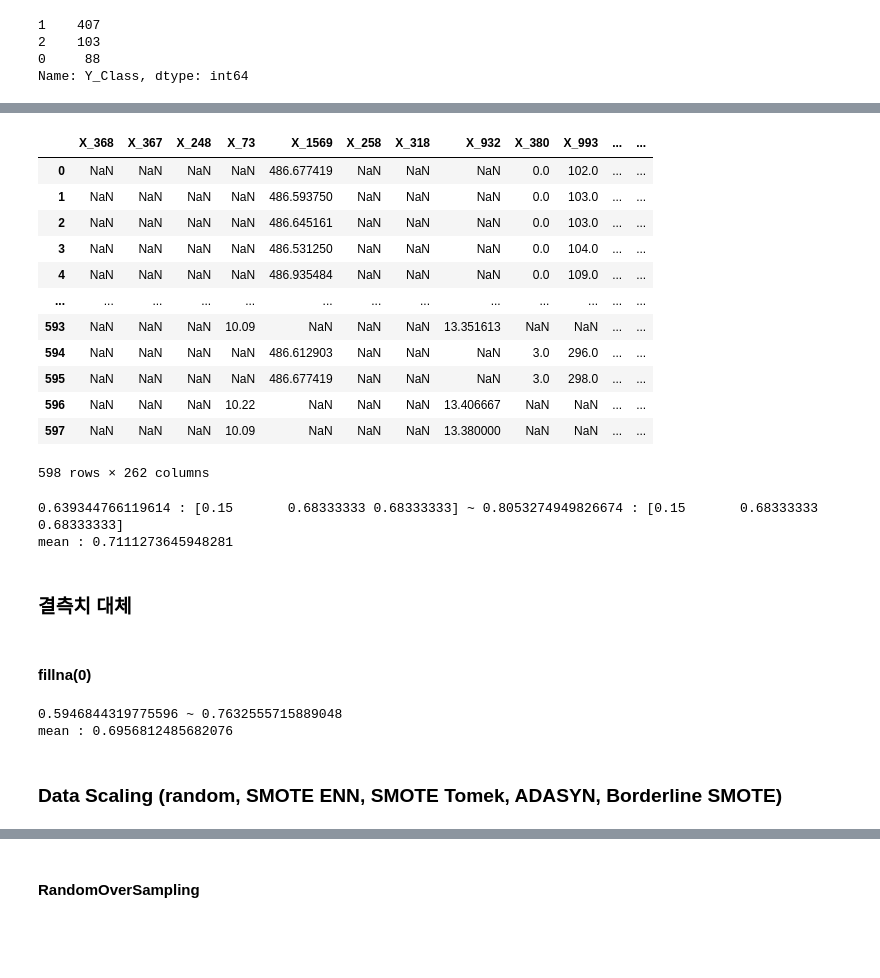
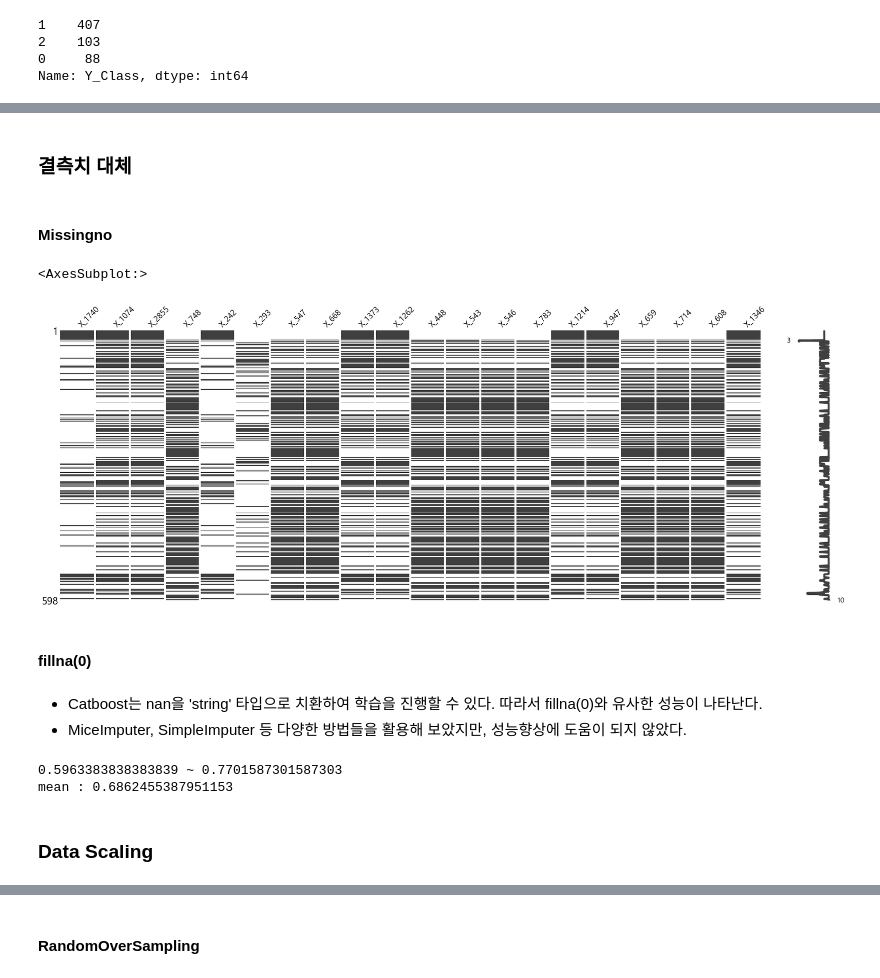
Before and after one commit to Sungjeonghyun/LG_Aimers_2nd, a Jupyter notebook: 정현/이거이거이거이거.ipynb, the cells around one changed output, grey strips where cells are left out. Saved outputs shown, nothing was run; the diff lists cells and outputs as text; code cells hidden in the pictures; blank space fills up the shorter version.

```diff
--- a/정현/이거이거이거이거.ipynb
+++ b/정현/이거이거이거이거.ipynb
@@ -287,49 +202,23 @@ eli5.show_weights(perm, feature_names = x_val.columns.tolist())
-# %%
-perm_list = np.array(perm_list)
-perm_mean = np.array([np.mean(perm_list[:, i]) for i in range(len(perm_list[0]))])
-tmp = pd.Series(perm_mean[(perm_mean > 0)], index=train_x.columns[(perm_mean > 0)]).sort_values(ascending=False)[:]
-train_x = train_x[tmp.index]
-test = test[train_x.columns]
-train_x
-# %% [output]
-|  | X_368 | X_367 | X_248 | X_73 | X_1569 | X_258 | X_318 | X_932 | X_380 | X_993 | ... | ... |
-| 0 | NaN | NaN | NaN | NaN | 486.677419 | NaN | NaN | NaN | 0.0 | 102.0 | ... | ... |
-| 1 | NaN | NaN | NaN | NaN | 486.593750 | NaN | NaN | NaN | 0.0 | 103.0 | ... | ... |
-| 2 | NaN | NaN | NaN | NaN | 486.645161 | NaN | NaN | NaN | 0.0 | 103.0 | ... | ... |
-| 3 | NaN | NaN | NaN | NaN | 486.531250 | NaN | NaN | NaN | 0.0 | 104.0 | ... | ... |
-| 4 | NaN | NaN | NaN | NaN | 486.935484 | NaN | NaN | NaN | 0.0 | 109.0 | ... | ... |
-| ... | ... | ... | ... | ... | ... | ... | ... | ... | ... | ... | ... | ... |
-| 593 | NaN | NaN | NaN | 10.09 | NaN | NaN | NaN | 13.351613 | NaN | NaN | ... | ... |
-| 594 | NaN | NaN | NaN | NaN | 486.612903 | NaN | NaN | NaN | 3.0 | 296.0 | ... | ... |
-| 595 | NaN | NaN | NaN | NaN | 486.677419 | NaN | NaN | NaN | 3.0 | 298.0 | ... | ... |
-| 596 | NaN | NaN | NaN | 10.22 | NaN | NaN | NaN | 13.406667 | NaN | NaN | ... | ... |
-| 597 | NaN | NaN | NaN | 10.09 | NaN | NaN | NaN | 13.380000 | NaN | NaN | ... | ... |
-598 rows × 262 columns
-# %%
-rskfold = RepeatedStratifiedKFold(n_splits=5, n_repeats=5)
-
-f1_list = []
-for fold, (train_index, val_index) in enumerate(tqdm(rskfold.split(train_x, train_y))):
-    x_trn, x_val, y_trn, y_val = train_x.loc[train_index], train_x.loc[val_index], train_y.loc[train_index], train_y.loc[val_index]
-
-    clf = catboost.CatBoostClassifier(verbose=0, task_type="GPU") # cpu -> thread_count=5, gpu -> task_type="GPU"
-    clf.fit(x_trn, y_trn, early_stopping_rounds=100)
-    f1_list.append(f1_score(clf.predict(x_val), y_val, average='macro'))
-
-print(f'{min(f1_list)} ~ {max(f1_list)}')
-print('mean :', np.mean(f1_list))
-# %% [output]
-0.639344766119614 : [0.15       0.68333333 0.68333333] ~ 0.8053274949826674 : [0.15       0.68333333 0.68333333]
-mean : 0.7111273645948281
 # %% [markdown]
 ### 결측치 대체
+# %% [markdown]
+#### Missingno
+# %%
+# 20개의 열만 뽑아 확인해 보았는데도 결측치가 굉장히 많다.
+msno.matrix(train_x[train_x.columns[130:150]])
+# %% [output]
+<AxesSubplot:>
+[figure, added]
 # %% [markdown]
 #### fillna(0)
+# %% [markdown]
+* Catboost는 nan을 'string' 타입으로 치환하여 학습을 진행할 수 있다. 따라서 fillna(0)와 유사한 성능이 나타난다.
+* MiceImputer, SimpleImputer 등 다양한 방법들을 활용해 보았지만, 성능향상에 도움이 되지 않았다.
 # %%
 train_x.fillna(0, inplace=True)
 test.fillna(0, inplace=True)
 # %%
-rskfold = RepeatedStratifiedKFold(n_splits=5, n_repeats=5)
+rskfold = RepeatedStratifiedKFold(n_splits=5, n_repeats=3)
 clf = catboost.CatBoostClassifier(verbose=0, task_type="GPU") # cpu -> thread_count=5
 
 f1_list = []
@@ -342,7 +231,7 @@ for fold, (train_index, val_index) in enumerate(tqdm(rskfold.split(train_x, trai
 print(f'{min(f1_list)} ~ {max(f1_list)}')
 print('mean :', np.mean(f1_list))
 # %% [output]
-0.5946844319775596 ~ 0.7632555715889048
-mean : 0.6956812485682076
+0.5963383838383839 ~ 0.7701587301587303
+mean : 0.6862455387951153
 # %% [markdown]
-### Data Scaling (random, SMOTE ENN, SMOTE Tomek, ADASYN, Borderline SMOTE)
+### Data Scaling
```
Also changed, not shown: parts of 42 cells of this notebook.
